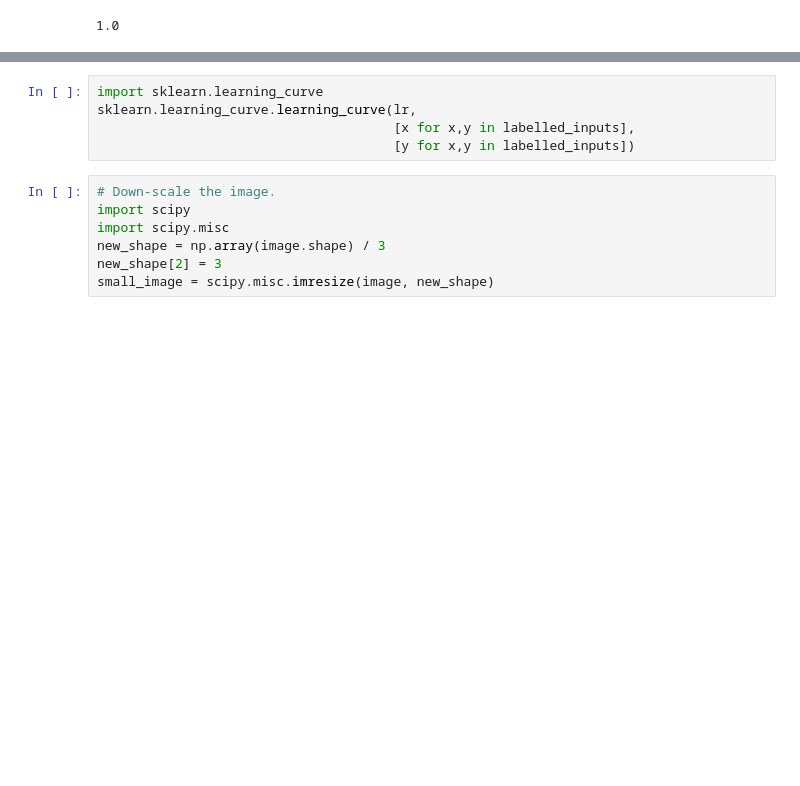
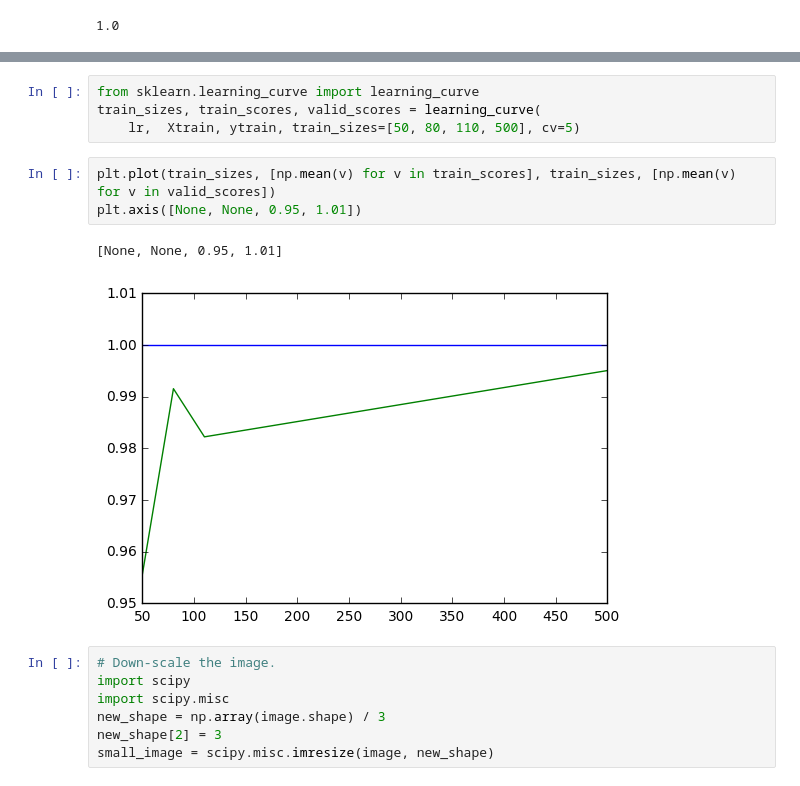
Before and after one commit to NHDaly/jupyter-binder, a Jupyter notebook: ml/Gan_Speaking.ipynb, the cells around one changed output, grey strips where cells are left out. Cells and saved outputs as stored; diff of their text form; blank space fills up the shorter version.

```diff
--- a/ml/Gan_Speaking.ipynb
+++ b/ml/Gan_Speaking.ipynb
@@ -265,8 +272,13 @@ play_frames_clip([normalize(weights)])
-# %%
-import sklearn.learning_curve
-sklearn.learning_curve.learning_curve(lr,
-                                      [x for x,y in labelled_inputs],
-                                      [y for x,y in labelled_inputs])
+# %%
+from sklearn.learning_curve import learning_curve
+train_sizes, train_scores, valid_scores = learning_curve(
+    lr,  Xtrain, ytrain, train_sizes=[50, 80, 110, 500], cv=5)
+# %%
+plt.plot(train_sizes, [np.mean(v) for v in train_scores], train_sizes, [np.mean(v) for v in valid_scores])
+plt.axis([None, None, 0.95, 1.01])
+# %% [output]
+[None, None, 0.95, 1.01]
+[figure, added]
 # %%
 # Down-scale the image.
 import scipy
```
Also changed, not shown: parts of 12 cells of this notebook.
